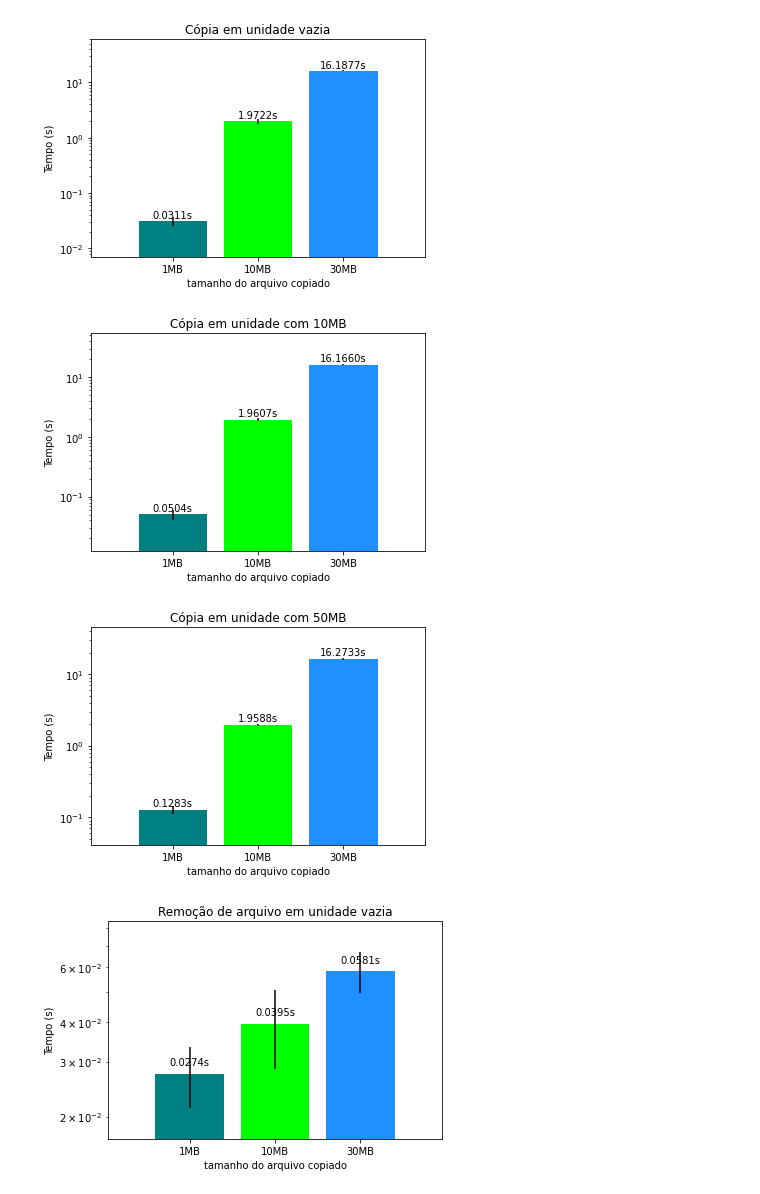
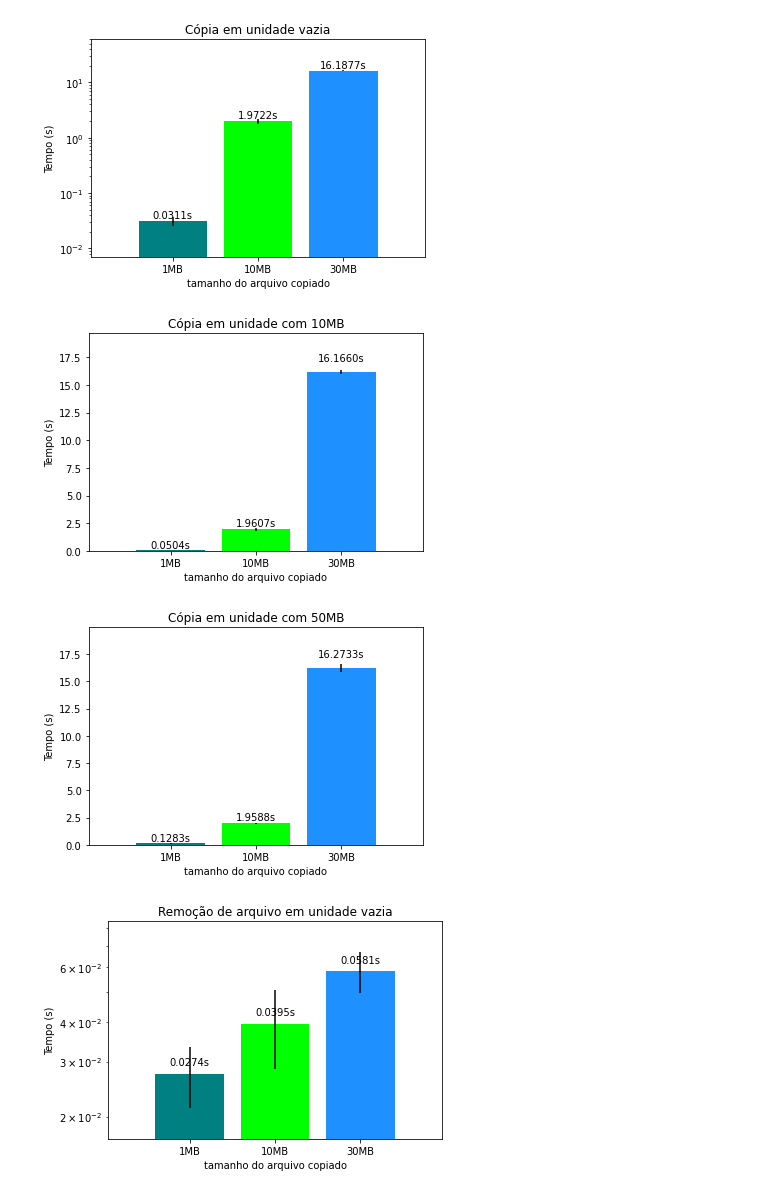
Before and after one commit to dsnunes07/mac422, a Jupyter notebook: ep3/analise.ipynb, the cells around one changed output. Saved outputs shown, nothing was run; the diff lists cells and outputs as text; code cells hidden in the pictures.

```diff
--- a/ep3/analise.ipynb
+++ b/ep3/analise.ipynb
@@ -90,13 +90,13 @@ create_plot(title='Cópia em unidade vazia', x_ticks=['1MB', '10MB', '30MB'], x_
 # %% [output]
 [figure]
 # %%
-create_plot(title='Cópia em unidade com 10MB', x_ticks=['1MB', '10MB', '30MB'], x_label='tamanho do arquivo copiado', y_label='Tempo (s)', data=[copia_1_10, copia_10_10, copia_30_10])
+create_plot(title='Cópia em unidade com 10MB', x_ticks=['1MB', '10MB', '30MB'], x_label='tamanho do arquivo copiado', y_label='Tempo (s)', data=[copia_1_10, copia_10_10, copia_30_10], scale='linear')
 # %% [output]
-[figure, old version]
+[figure, new version]
 # %%
-create_plot(title='Cópia em unidade com 50MB', x_ticks=['1MB', '10MB', '30MB'], x_label='tamanho do arquivo copiado', y_label='Tempo (s)', data=[copia_1_50, copia_10_50, copia_30_50])
+create_plot(title='Cópia em unidade com 50MB', x_ticks=['1MB', '10MB', '30MB'], x_label='tamanho do arquivo copiado', y_label='Tempo (s)', data=[copia_1_50, copia_10_50, copia_30_50], scale='linear')
 # %% [output]
-[figure, old version]
+[figure, new version]
 # %%
 create_plot(title='Remoção de arquivo em unidade vazia', x_label='tamanho do arquivo copiado', x_ticks=['1MB', '10MB', '30MB'], y_label='Tempo (s)', data=[rm_1_0, rm_10_0, rm_30_0])
 # %% [output]
```
Also changed, not shown: parts of 2 cells of this notebook.
